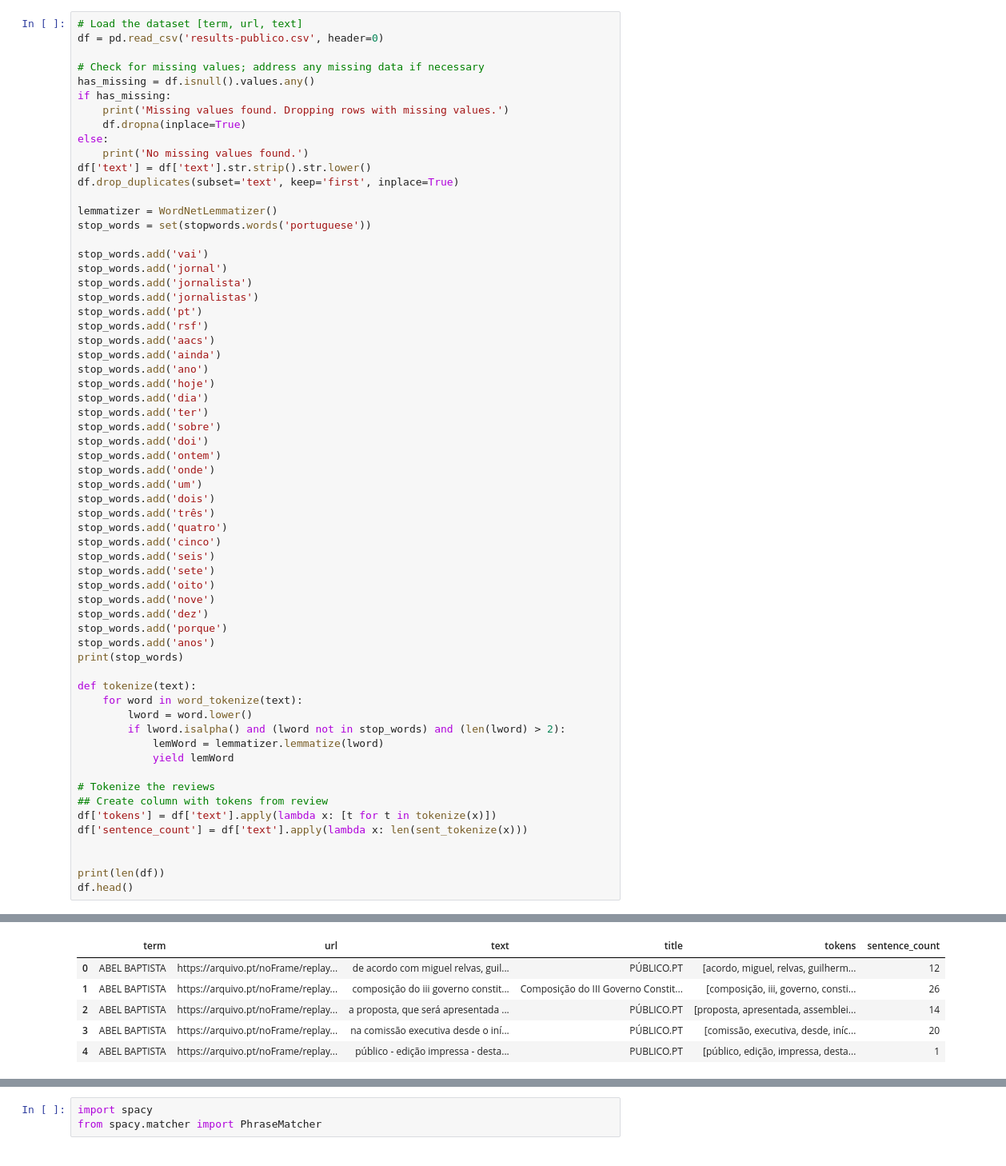
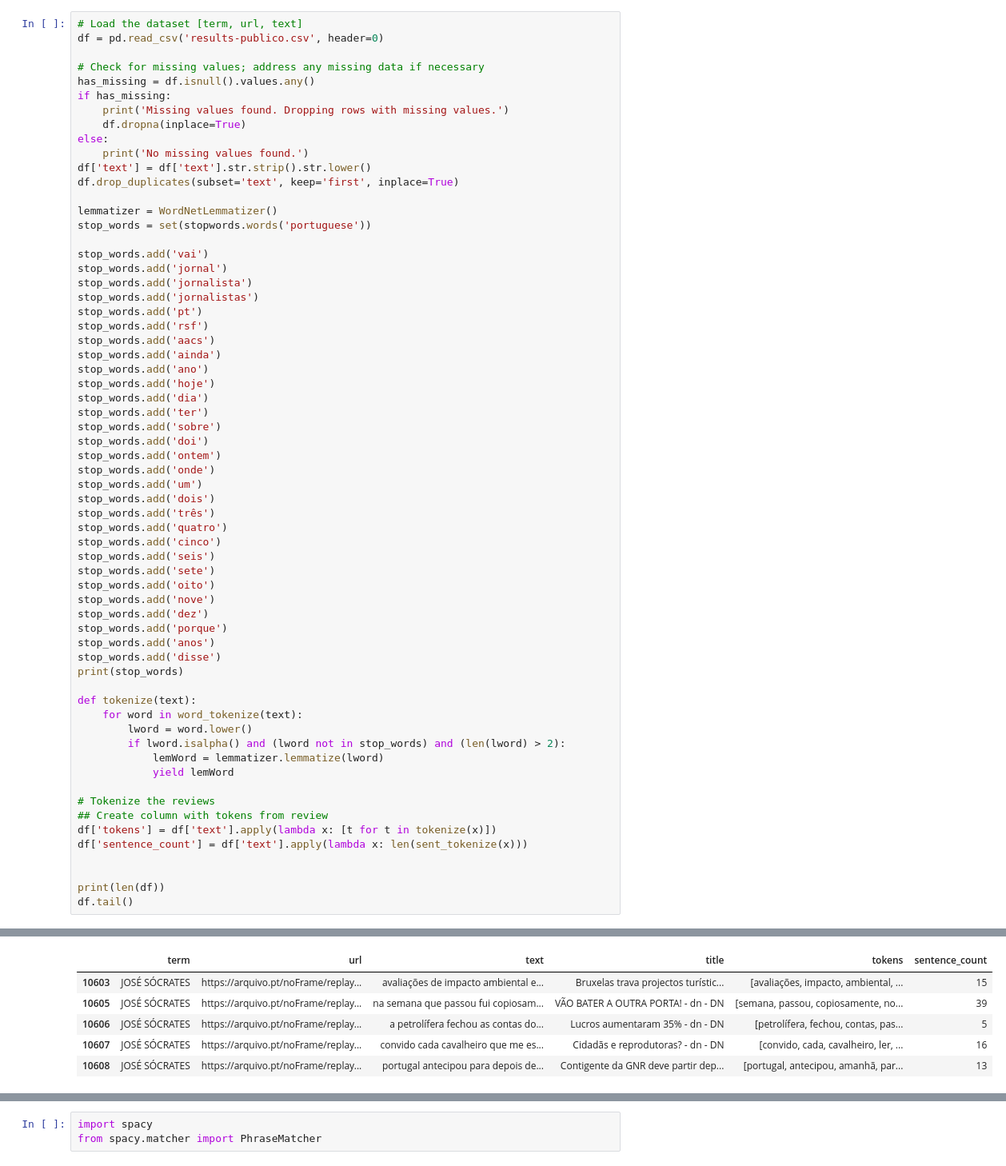
Before and after one commit to Duart3x/News-Classifier, a Jupyter notebook: EDA.ipynb, the cells around one changed output, grey strips where cells are left out. Shown at 80% size. Drawn from its saved outputs; the diff is of its cells as text.

```diff
--- a/EDA.ipynb
+++ b/EDA.ipynb
@@ -82,6 +87,7 @@ stop_words.add('nove')
 stop_words.add('dez')
 stop_words.add('porque')
 stop_words.add('anos')
+stop_words.add('disse')
 print(stop_words)
 
 def tokenize(text):
@@ -98,6 +104,6 @@ df['sentence_count'] = df['text'].apply(lambda x: len(sent_tokenize(x)))
 
 
 print(len(df))
-df.head()
+df.tail()
 # %% [output]
 Missing values found. Dropping rows with missing values.
@@ -105,10 +111,10 @@ Missing values found. Dropping rows with missing values.
 8584
 |  | term | url | text | title | tokens | sentence_count |
-| 0 | ABEL BAPTISTA | https://arquivo.pt/noFrame/replay... | de acordo com miguel relvas, guil... | PÚBLICO.PT | [acordo, miguel, relvas, guilherm... | 12 |
-| 1 | ABEL BAPTISTA | https://arquivo.pt/noFrame/replay... | composição do iii governo constit... | Composição do III Governo Constit... | [composição, iii, governo, consti... | 26 |
-| 2 | ABEL BAPTISTA | https://arquivo.pt/noFrame/replay... | a proposta, que será apresentada ... | PÚBLICO.PT | [proposta, apresentada, assemblei... | 14 |
-| 3 | ABEL BAPTISTA | https://arquivo.pt/noFrame/replay... | na comissão executiva desde o iní... | PÚBLICO.PT | [comissão, executiva, desde, iníc... | 20 |
-| 4 | ABEL BAPTISTA | https://arquivo.pt/noFrame/replay... | público - edição impressa - desta... | PUBLICO.PT | [público, edição, impressa, desta... | 1 |
+| 10603 | JOSÉ SÓCRATES | https://arquivo.pt/noFrame/replay... | avaliações de impacto ambiental e... | Bruxelas trava projectos turístic... | [avaliações, impacto, ambiental, ... | 15 |
+| 10605 | JOSÉ SÓCRATES | https://arquivo.pt/noFrame/replay... | na semana que passou fui copiosam... | VÃO BATER A OUTRA PORTA! - dn - DN | [semana, passou, copiosamente, no... | 39 |
+| 10606 | JOSÉ SÓCRATES | https://arquivo.pt/noFrame/replay... | a petrolífera fechou as contas do... | Lucros aumentaram 35% - dn - DN | [petrolífera, fechou, contas, pas... | 5 |
+| 10607 | JOSÉ SÓCRATES | https://arquivo.pt/noFrame/replay... | convido cada cavalheiro que me es... | Cidadãs e reprodutoras? - dn - DN | [convido, cada, cavalheiro, ler, ... | 16 |
+| 10608 | JOSÉ SÓCRATES | https://arquivo.pt/noFrame/replay... | portugal antecipou para depois de... | Contigente da GNR deve partir dep... | [portugal, antecipou, amanhã, par... | 13 |
 # %% [markdown]
 # Visualization
 - Visualize review length, word counts and sentences length using bar plots and
```
Also changed, not shown: parts of 15 cells of this notebook, 1 other file.
